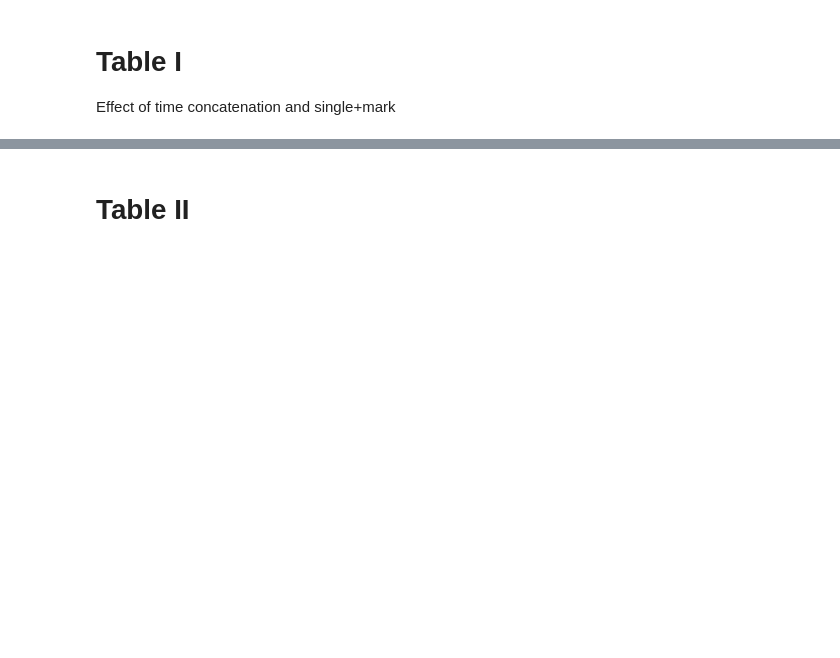
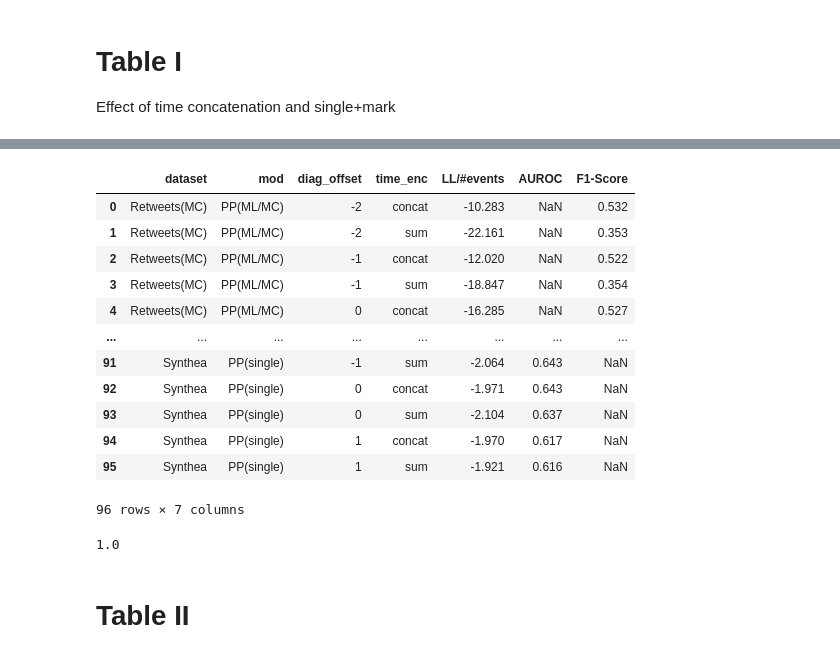
Before and after one commit to hojjatkarami/tedam2, a Jupyter notebook: jup_res.ipynb, the cells around one changed output, grey strips where cells are left out. Saved outputs shown, nothing was run; the diff lists cells and outputs as text; code cells hidden in the pictures; blank space fills up the shorter version.

```diff
--- a/jup_res.ipynb
+++ b/jup_res.ipynb
@@ -231,3 +223,31 @@ df_result.transpose().sort_values(by=i_groupby_col,axis=0)
+# %%
+a1 = df.groupby(i_groupby_row + i_groupby_col)[i_metric].aggregate('mean').round(3).reset_index()
+
+
+a1.loc[   a1['mod'].isin(['ml','mc']) , 'mod']='PP(ML/MC)'
+a1.loc[   a1['mod'].isin(['none']) , 'mod']='AE'
+a1.loc[   a1['mod'].isin(['single']) , 'mod']='PP(single)'
+
+a1
+
+q = a1['mod']=='PP(ML/MC)'
+
+a1.loc[q,'LL/#events'].corr(a1.loc[q,'LL/#events'])
+# %% [output]
+|  | dataset | mod | diag_offset | time_enc | LL/#events | AUROC | F1-Score |
+| 0 | Retweets(MC) | PP(ML/MC) | -2 | concat | -10.283 | NaN | 0.532 |
+| 1 | Retweets(MC) | PP(ML/MC) | -2 | sum | -22.161 | NaN | 0.353 |
+| 2 | Retweets(MC) | PP(ML/MC) | -1 | concat | -12.020 | NaN | 0.522 |
+| 3 | Retweets(MC) | PP(ML/MC) | -1 | sum | -18.847 | NaN | 0.354 |
+| 4 | Retweets(MC) | PP(ML/MC) | 0 | concat | -16.285 | NaN | 0.527 |
+| ... | ... | ... | ... | ... | ... | ... | ... |
+| 91 | Synthea | PP(single) | -1 | sum | -2.064 | 0.643 | NaN |
+| 92 | Synthea | PP(single) | 0 | concat | -1.971 | 0.643 | NaN |
+| 93 | Synthea | PP(single) | 0 | sum | -2.104 | 0.637 | NaN |
+| 94 | Synthea | PP(single) | 1 | concat | -1.970 | 0.617 | NaN |
+| 95 | Synthea | PP(single) | 1 | sum | -1.921 | 0.616 | NaN |
+96 rows × 7 columns
+1.0
 # %% [markdown]
 # Table II
 # %%
```
Also changed, not shown: parts of 8 cells of this notebook, 1 other file.
